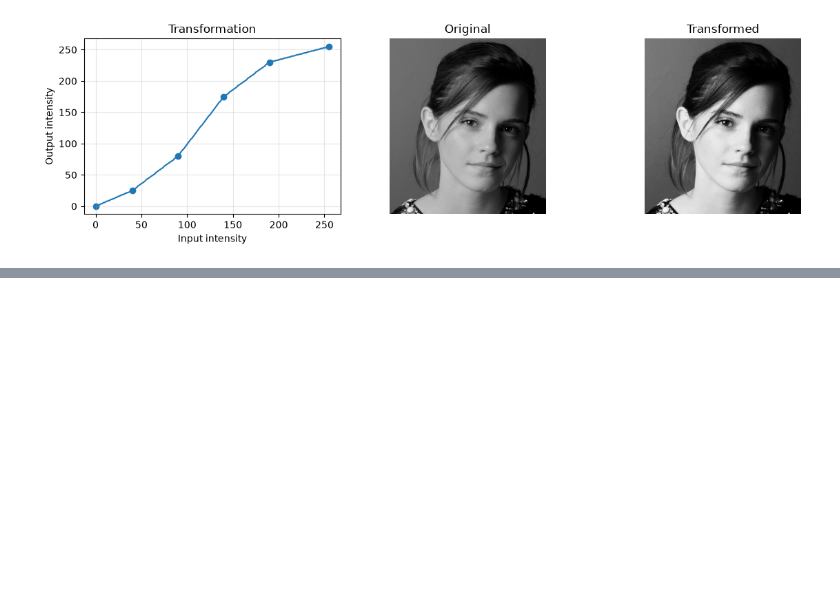
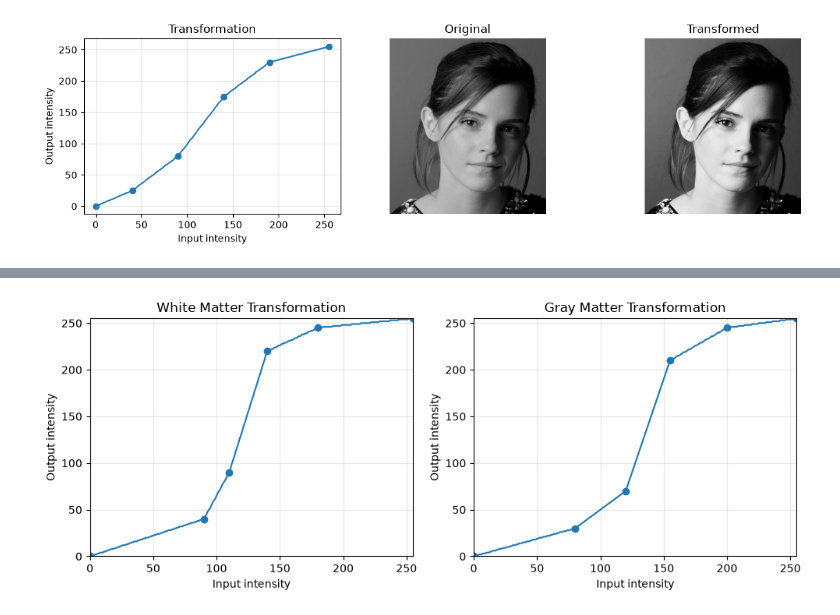
Before and after one commit to Abdul-Rahman-bme/EN3160-Image-processing-and-Machine-Vision, a Jupyter notebook: Assignment_01/230507R_EN3160_A01.ipynb, the cells around one changed output, grey strips where cells are left out. Saved outputs shown, nothing was run; the diff lists cells and outputs as text; code cells hidden in the pictures; blank space fills up the shorter version.

Commit message:
Implement Q2 Accentuating white matter and gray matter

```diff
--- a/Assignment_01/230507R_EN3160_A01.ipynb
+++ b/Assignment_01/230507R_EN3160_A01.ipynb
@@ -199,0 +259,52 @@ plt.show()
+# %%
+white_bp = np.array([
+    [0,   0],
+    [90,  40],
+    [110, 90],
+    [140, 220],
+    [180, 245],
+    [255, 255]
+], dtype=np.float32)
+
+gray_bp = np.array([
+    [0,   0],
+    [80,  30],
+    [120, 70],
+    [155, 210],
+    [200, 245],
+    [255, 255]
+], dtype=np.float32)
+# %%
+white_enhanced = intensity_transform(img_q2, white_bp)
+gray_enhanced = intensity_transform(img_q2, gray_bp)
+levels = np.arange(256, dtype=np.uint8)
+
+white_curve = intensity_transform(levels, white_bp)
+gray_curve = intensity_transform(levels, gray_bp)
+
+plt.figure(figsize=(10, 4))
+
+plt.subplot(1, 2, 1)
+plt.plot(levels, white_curve)
+plt.scatter(white_bp[:, 0], white_bp[:, 1])
+plt.xlabel("Input intensity")
+plt.ylabel("Output intensity")
+plt.title("White Matter Transformation")
+plt.xlim(0, 255)
+plt.ylim(0, 255)
+plt.grid(alpha=0.3)
+
+plt.subplot(1, 2, 2)
+plt.plot(levels, gray_curve)
+plt.scatter(gray_bp[:, 0], gray_bp[:, 1])
+plt.xlabel("Input intensity")
+plt.ylabel("Output intensity")
+plt.title("Gray Matter Transformation")
+plt.xlim(0, 255)
+plt.ylim(0, 255)
+plt.grid(alpha=0.3)
+
+plt.tight_layout()
+plt.show()
+# %% [output]
+[figure, added]
```
Also changed, not shown: parts of 6 cells of this notebook, 1 other file.
